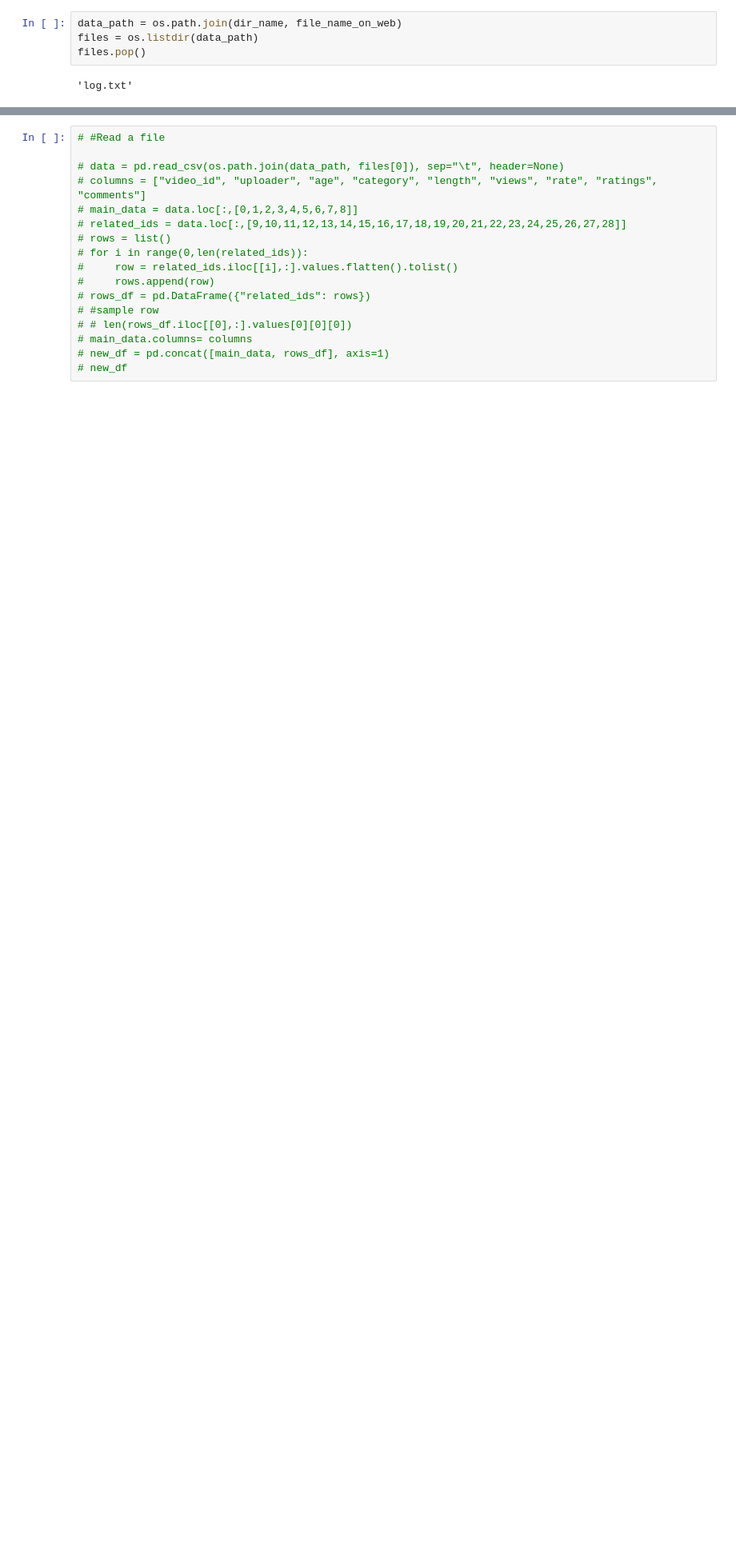
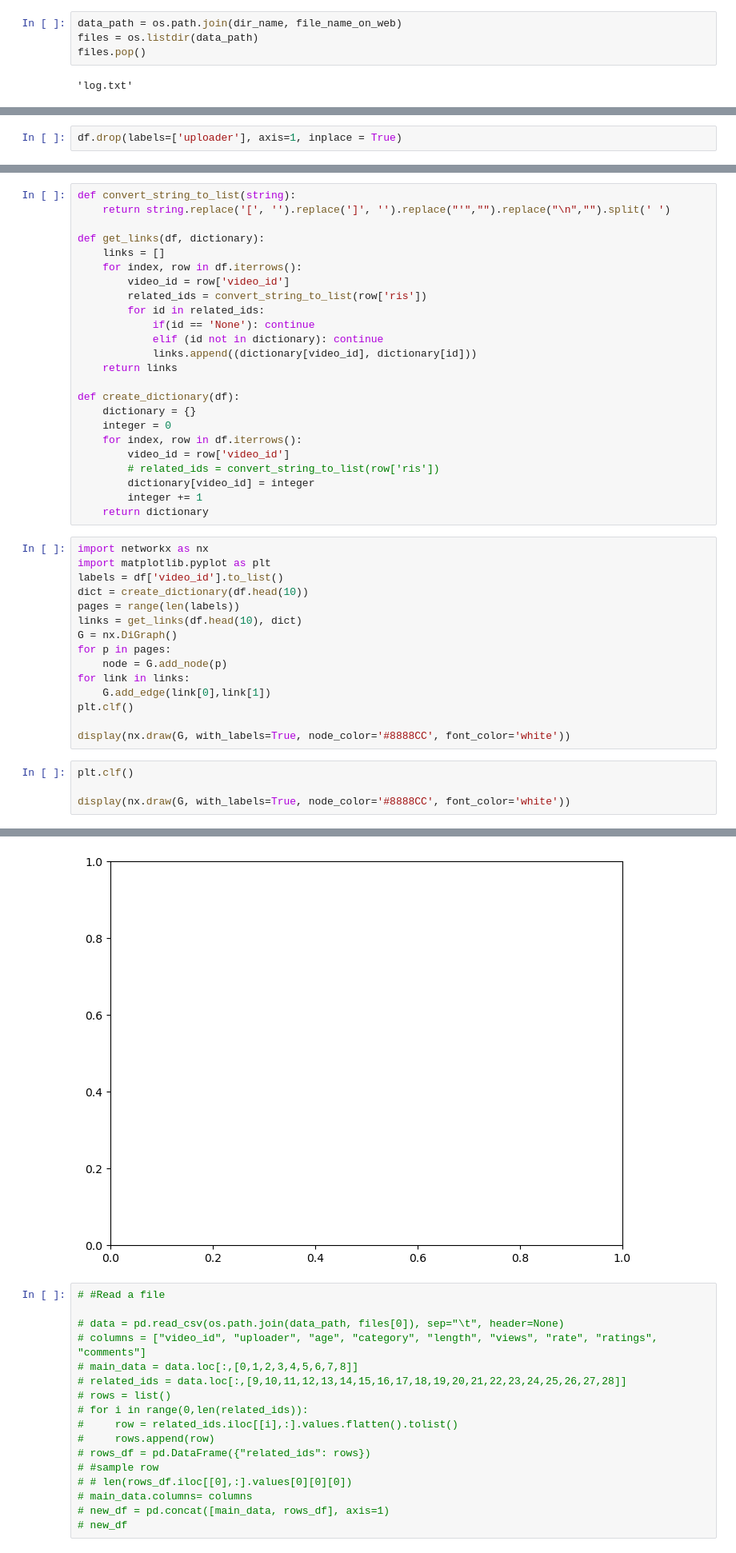
Before and after one commit to Leung-Alvin/influence-analysis-youtube, a Jupyter notebook: data_coll.ipynb, the cells around one changed output, grey strips where cells are left out. Shown at 80% size. Saved outputs shown, nothing was run; the diff lists cells and outputs as text; blank space fills up the shorter version.

```diff
--- a/data_coll.ipynb
+++ b/data_coll.ipynb
@@ -85,0 +117,2 @@ full_df.iloc[[0],:]
+# %%
+df.drop(labels=['uploader'], axis=1, inplace = True)
@@ -85,0 +128,44 @@ full_df.iloc[[0],:]
+# %%
+def convert_string_to_list(string):
+    return string.replace('[', '').replace(']', '').replace("'","").replace("\n","").split(' ')
+
+def get_links(df, dictionary):
+    links = []
+    for index, row in df.iterrows():
+        video_id = row['video_id']
+        related_ids = convert_string_to_list(row['ris'])
+        for id in related_ids:
+            if(id == 'None'): continue
+            elif (id not in dictionary): continue
+            links.append((dictionary[video_id], dictionary[id]))
+    return links
+
+def create_dictionary(df):
+    dictionary = {}
+    integer = 0
+    for index, row in df.iterrows():
+        video_id = row['video_id']
+        # related_ids = convert_string_to_list(row['ris'])
+        dictionary[video_id] = integer
+        integer += 1
+    return dictionary
+# %%
+import networkx as nx
+import matplotlib.pyplot as plt
+labels = df['video_id'].to_list()
+dict = create_dictionary(df.head(10))
+pages = range(len(labels))
+links = get_links(df.head(10), dict)
+G = nx.DiGraph()
+for p in pages:
+    node = G.add_node(p)
+for link in links:
+    G.add_edge(link[0],link[1])
+plt.clf()
+
+display(nx.draw(G, with_labels=True, node_color='#8888CC', font_color='white'))
+# %%
+plt.clf()
+
+display(nx.draw(G, with_labels=True, node_color='#8888CC', font_color='white'))
+# %% [output]
@@ -86,3 +173,4 @@ full_df.iloc[[0],:]
+[figure, added]
 # %%
 # #Read a file
 
```
Also changed, not shown: parts of 9 cells of this notebook.
